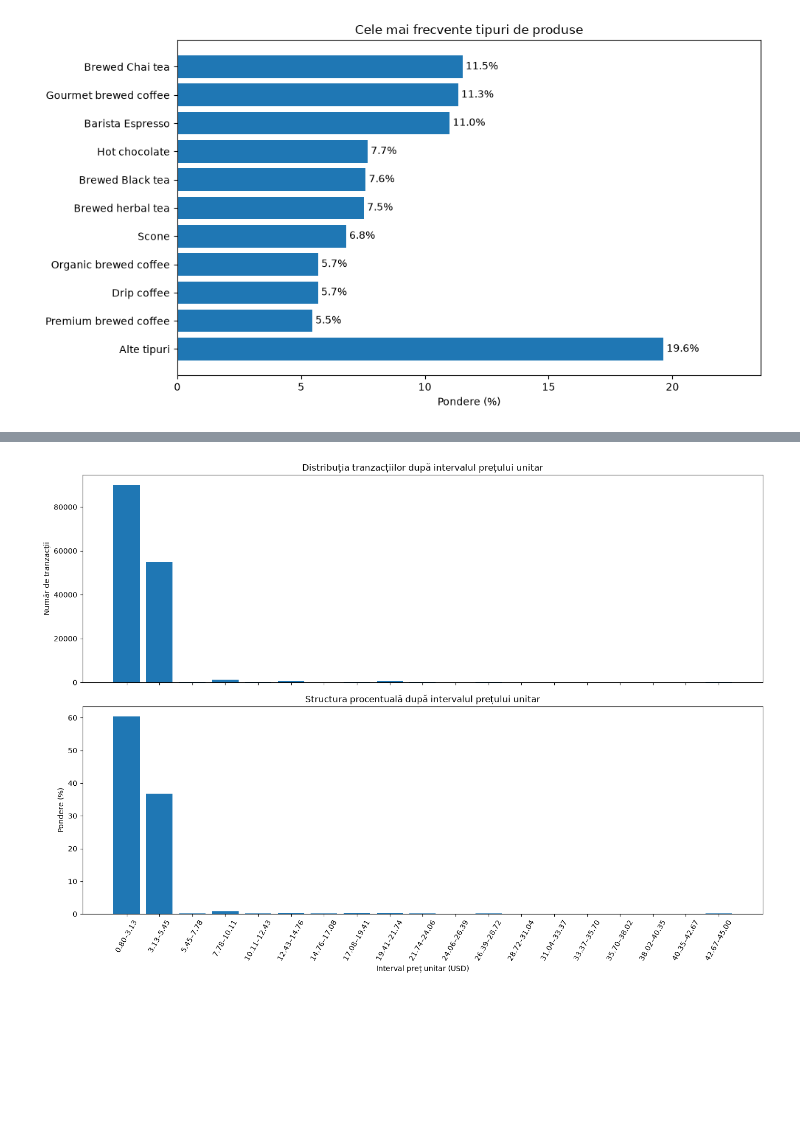
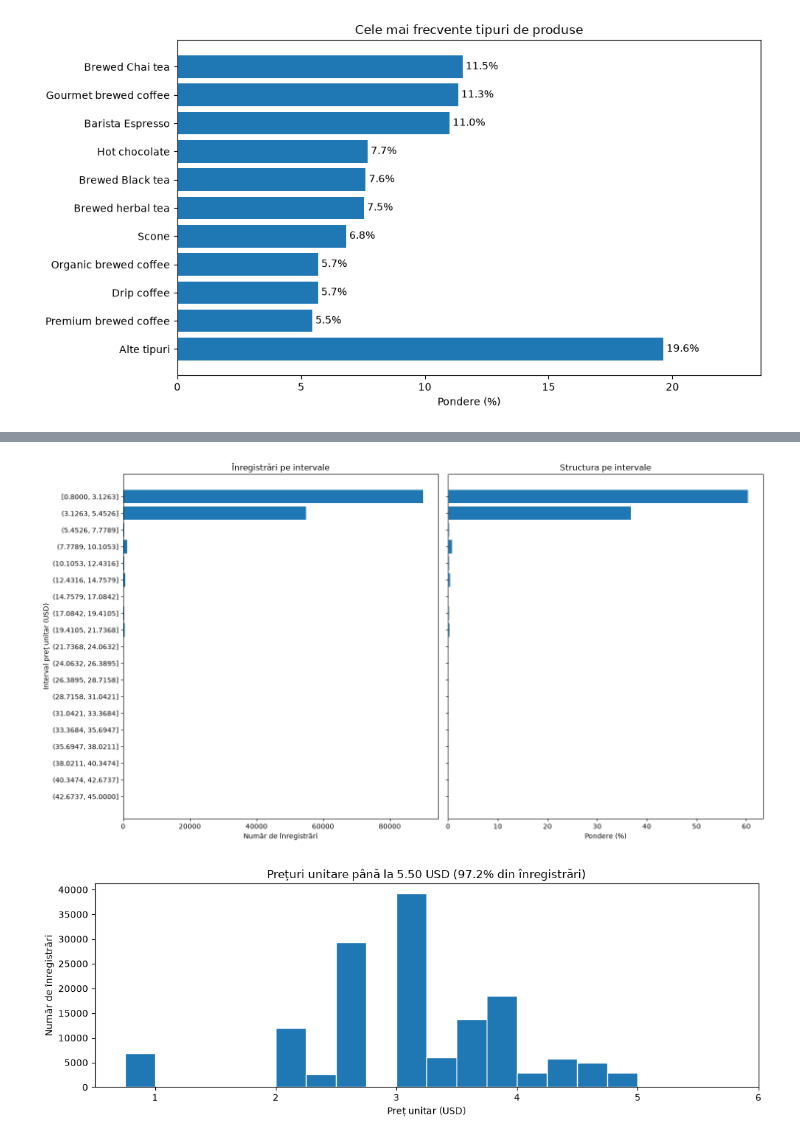
Before and after one commit to florin-t04/statistics_lab1, a Jupyter notebook: Raport statistic.ipynb, the cells around one changed output, grey strips where cells are left out. Drawn from its saved outputs; the diff is of its cells as text; code cells hidden in the pictures; blank space fills up the shorter version.

```diff
--- a/Raport statistic.ipynb
+++ b/Raport statistic.ipynb
@@ -9,9 +9,11 @@ import pandas as pd
 import matplotlib.pyplot as plt
 import numpy as np
 # %%
-
 date = pd.read_csv('Coffee Shop Sales.csv')
-date['transaction_date'] = pd.to_datetime(date['transaction_date'], format='%m/%d/%y')
+coloane_sursa = date.columns.tolist()
+date['transaction_date'] = pd.to_datetime(
+    date['transaction_date'], format='%m/%d/%y', errors='raise'
+)
 date.head()
 # %% [output]
 |  | transaction_id | transaction_date | transaction_time | transaction_qty | store_id | store_location | ... |
@@ -396,27 +440,23 @@ plt.show()
 # %%
-date_pret = grupare_pret.iloc[:-1].copy()
-
-fig, axe = plt.subplots(2, 1, figsize=(14, 10), sharex=True)
-
-axe[0].bar(
-    date_pret["Interval preț unitar (USD)"],
-    date_pret["Frecvență"]
-)
-axe[0].set_title("Distribuția tranzacțiilor după intervalul prețului unitar")
-axe[0].set_ylabel("Număr de tranzacții")
-
-axe[1].bar(
-    date_pret["Interval preț unitar (USD)"],
-    date_pret["Pondere (%)"]
-)
-axe[1].set_title("Structura procentuală după intervalul prețului unitar")
-axe[1].set_xlabel("Interval preț unitar (USD)")
-axe[1].set_ylabel("Pondere (%)")
-
-for ax in axe:
-    ax.tick_params(axis="x", rotation=60)
-
+date_pret = grupare_pret.iloc[:-1].copy().iloc[::-1]
+fig, axe = plt.subplots(1, 2, figsize=(15, 8), sharey=True)
+axe[0].barh(date_pret['Interval preț unitar (USD)'], date_pret['Frecvență'])
+axe[0].set(title='Înregistrări pe intervale',
+           xlabel='Număr de înregistrări', ylabel='Interval preț unitar (USD)')
+axe[1].barh(date_pret['Interval preț unitar (USD)'], date_pret['Pondere (%)'])
+axe[1].set(title='Structura pe intervale', xlabel='Pondere (%)')
 plt.tight_layout()
 plt.show()
+
+prag_detaliu = 5.50
+preturi_detaliu = date.loc[date['unit_price'] <= prag_detaliu, 'unit_price']
+fig, ax = plt.subplots(figsize=(11, 4))
+ax.hist(preturi_detaliu, bins=np.arange(0.75, 5.76, 0.25), edgecolor='white')
+ax.set(title=f'Prețuri unitare până la {prag_detaliu:.2f} USD '
+             f'({len(preturi_detaliu) / n:.1%} din înregistrări)',
+       xlabel='Preț unitar (USD)', ylabel='Număr de înregistrări')
+plt.tight_layout()
+plt.show()
 # %% [output]
-[figure, old version]
+[figure, new version]
+[figure, added]
```
Also changed, not shown: parts of 33 cells of this notebook.
